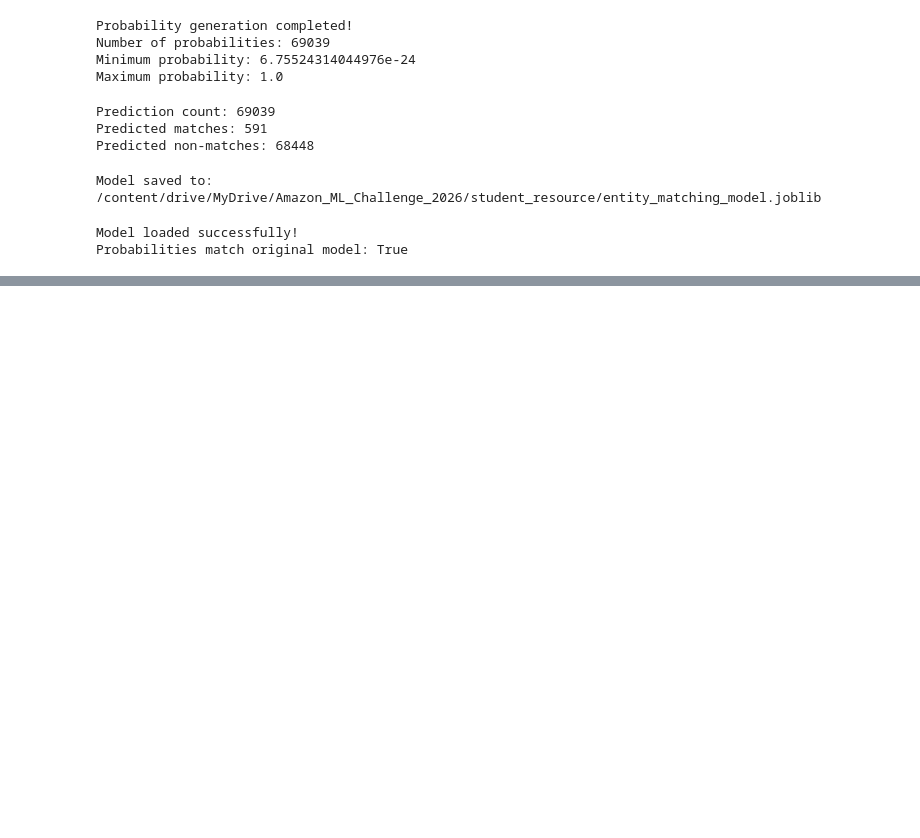
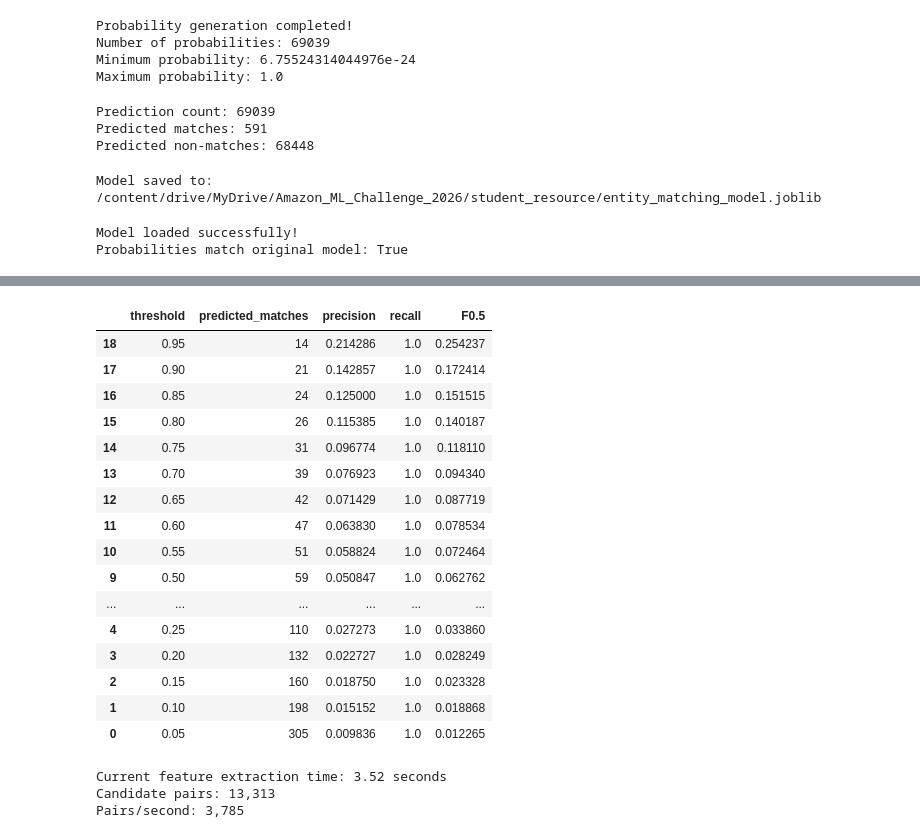
Before and after one commit to niharikagadhiraju12-boop/DataFlux, a Jupyter notebook: notebooks/04_model.ipynb, the cells around one changed output, grey strips where cells are left out. Drawn from its saved outputs; the diff is of its cells as text; code cells hidden in the pictures; blank space fills up the shorter version.

```diff
--- a/notebooks/04_model.ipynb
+++ b/notebooks/04_model.ipynb
@@ -1016,0 +1627,78 @@ Probabilities match original model: True
+# %%
+from sklearn.metrics import precision_score, recall_score, fbeta_score
+import numpy as np
+import pandas as pd
+
+thresholds = np.arange(0.05, 1.00, 0.05)
+
+results = []
+
+y_true = test_features["label"].values
+probs = test_features["match_probability"].values
+
+for threshold in thresholds:
+    y_pred = (probs >= threshold).astype(int)
+
+    precision = precision_score(y_true, y_pred, zero_division=0)
+    recall = recall_score(y_true, y_pred, zero_division=0)
+    f05 = fbeta_score(
+        y_true,
+        y_pred,
+        beta=0.5,
+        zero_division=0
+    )
+
+    results.append({
+        "threshold": threshold,
+        "predicted_matches": int(y_pred.sum()),
+        "precision": precision,
+        "recall": recall,
+        "F0.5": f05
+    })
+
+threshold_results = pd.DataFrame(results)
+
+display(
+    threshold_results.sort_values(
+        "F0.5",
+        ascending=False
+    )
+)
+# %% [output]
+|  | threshold | predicted_matches | precision | recall | F0.5 |
+| 18 | 0.95 | 14 | 0.214286 | 1.0 | 0.254237 |
+| 17 | 0.90 | 21 | 0.142857 | 1.0 | 0.172414 |
+| 16 | 0.85 | 24 | 0.125000 | 1.0 | 0.151515 |
+| 15 | 0.80 | 26 | 0.115385 | 1.0 | 0.140187 |
+| 14 | 0.75 | 31 | 0.096774 | 1.0 | 0.118110 |
+| 13 | 0.70 | 39 | 0.076923 | 1.0 | 0.094340 |
+| 12 | 0.65 | 42 | 0.071429 | 1.0 | 0.087719 |
+| 11 | 0.60 | 47 | 0.063830 | 1.0 | 0.078534 |
+| 10 | 0.55 | 51 | 0.058824 | 1.0 | 0.072464 |
+| 9 | 0.50 | 59 | 0.050847 | 1.0 | 0.062762 |
+| ... | ... | ... | ... | ... | ... |
+| 4 | 0.25 | 110 | 0.027273 | 1.0 | 0.033860 |
+| 3 | 0.20 | 132 | 0.022727 | 1.0 | 0.028249 |
+| 2 | 0.15 | 160 | 0.018750 | 1.0 | 0.023328 |
+| 1 | 0.10 | 198 | 0.015152 | 1.0 | 0.018868 |
+| 0 | 0.05 | 305 | 0.009836 | 1.0 | 0.012265 |
+# %%
+import time
+
+start = time.time()
+
+_ = extract_pair_features(
+    test_candidates,
+    TEST_S1,
+    test_targets
+)
+
+elapsed = time.time() - start
+
+print(f"Current feature extraction time: {elapsed:.2f} seconds")
+print(f"Candidate pairs: {len(test_candidates):,}")
+print(f"Pairs/second: {len(test_candidates) / max(elapsed, 1e-9):,.0f}")
+# %% [output]
+Current feature extraction time: 3.52 seconds
+Candidate pairs: 13,313
+Pairs/second: 3,785
```
Also changed, not shown: parts of 44 cells of this notebook.
